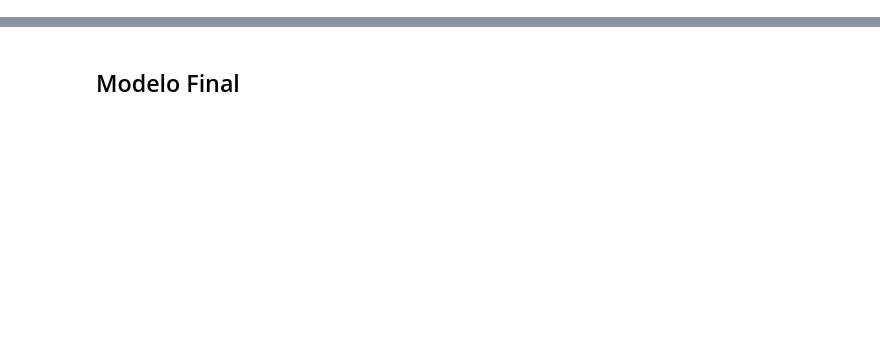
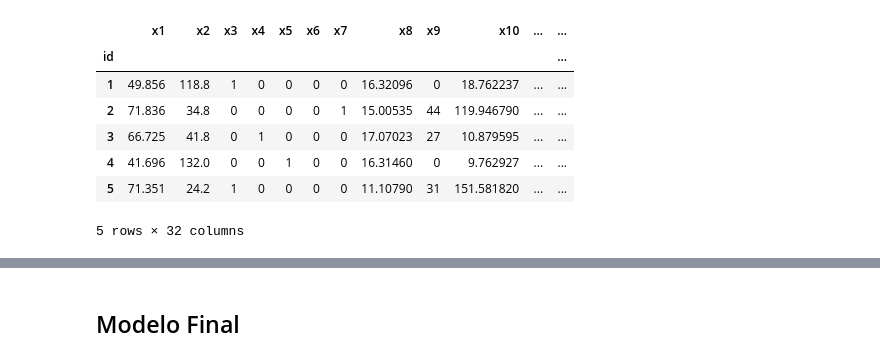
Before and after one commit to mcuscagua/Competencia, a Jupyter notebook: Count/TestModelSelected.ipynb, the cells around one changed output, grey strips where cells are left out. Cells and saved outputs as stored; diff of their text form; code cells hidden in the pictures; blank space fills up the shorter version.

```diff
--- a/Count/TestModelSelected.ipynb
+++ b/Count/TestModelSelected.ipynb
@@ -10,8 +10,8 @@ from sklearn.metrics import mean_squared_error, accuracy_score
 import xgboost as xgb
 import pickle
 # %%
-path = 'count_train.csv'
+path = 'datacountstudents.csv'
 data = pd.read_csv(path, sep = ',', na_filter = False)
-
+data = data.set_index('id')
 X_train = data.drop(columns = ['yC']).copy()
 y_train = data[['yC']].copy()
@@ -24,3 +18,14 @@ y_test = test[['yC']].copy()
+# %%
+X_train.head()
+# %% [output]
+|  | x1 | x2 | x3 | x4 | x5 | x6 | x7 | x8 | x9 | x10 | ... | ... |
+| id |  |  |  |  |  |  |  |  |  |  |  | ... |
+| 1 | 49.856 | 118.8 | 1 | 0 | 0 | 0 | 0 | 16.32096 | 0 | 18.762237 | ... | ... |
+| 2 | 71.836 | 34.8 | 0 | 0 | 0 | 0 | 1 | 15.00535 | 44 | 119.946790 | ... | ... |
+| 3 | 66.725 | 41.8 | 0 | 1 | 0 | 0 | 0 | 17.07023 | 27 | 10.879595 | ... | ... |
+| 4 | 41.696 | 132.0 | 0 | 0 | 1 | 0 | 0 | 16.31460 | 0 | 9.762927 | ... | ... |
+| 5 | 71.351 | 24.2 | 1 | 0 | 0 | 0 | 0 | 11.10790 | 31 | 151.581820 | ... | ... |
+5 rows × 32 columns
 # %%
 def calculated_metrics(variablesSelected,X_trained_scaled,y_train,X_test_scaled,y_test):
     X_trained_scaled_aux = X_trained_scaled[variablesSelected].copy()
```
Also changed, not shown: parts of 8 cells of this notebook.
